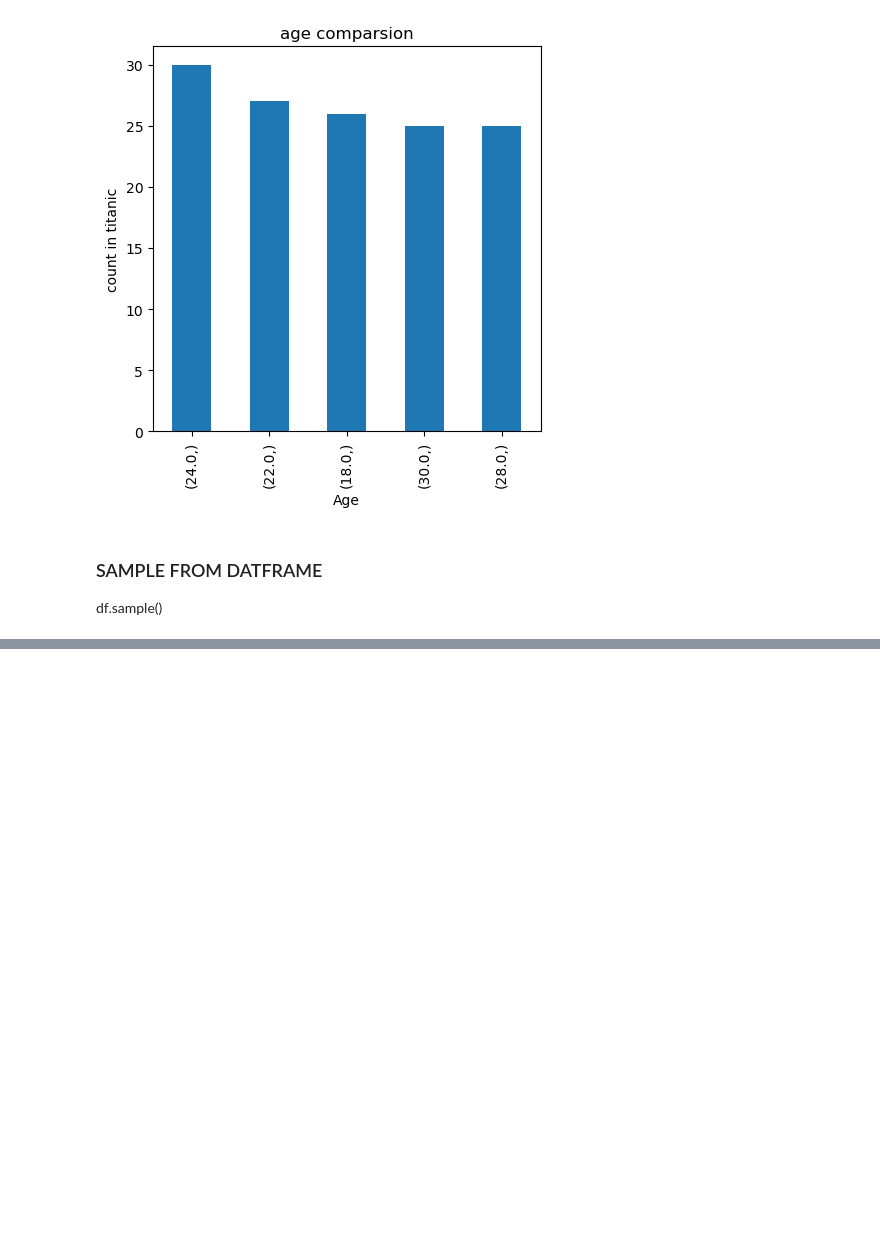
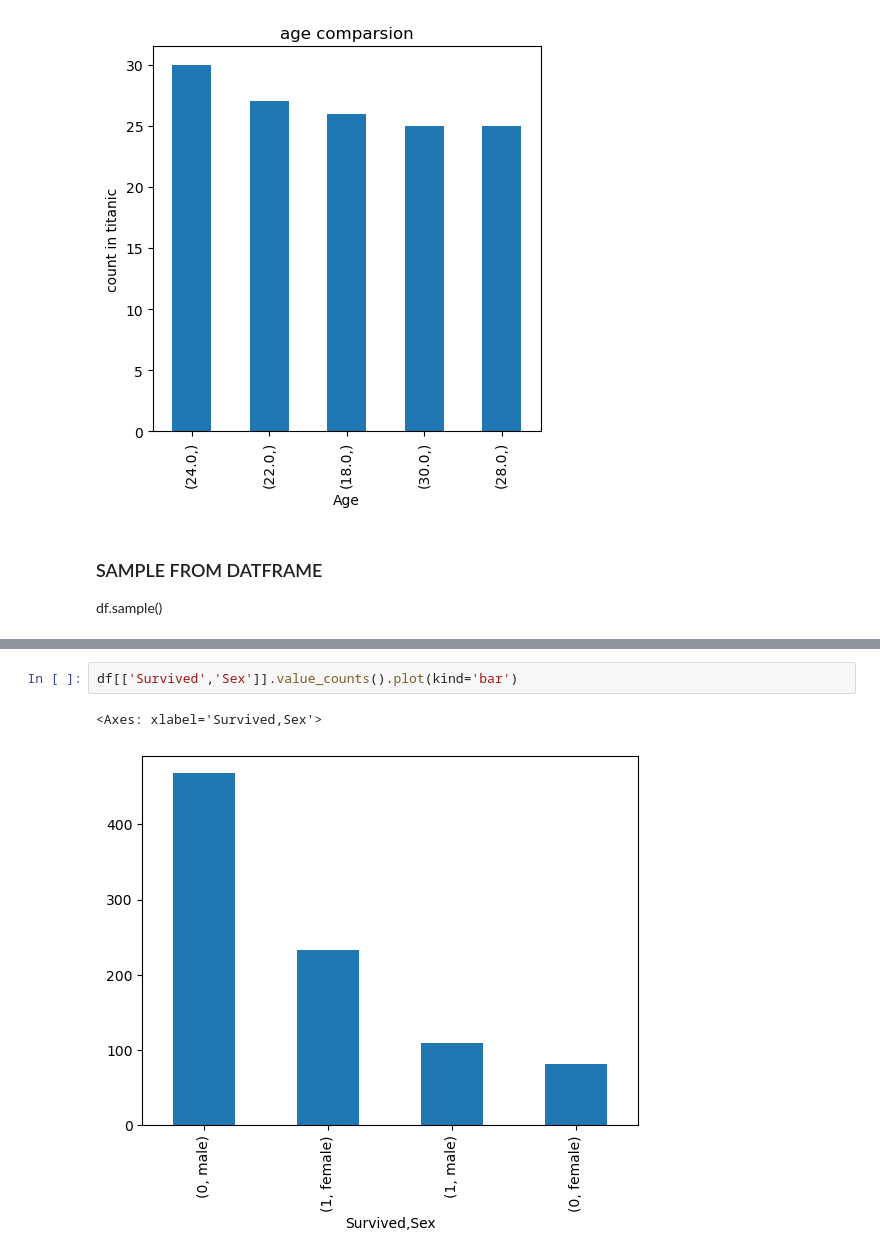
Before and after one commit to madhukarreddydonala/TITANIC-DATA-ANALYSIS, a Jupyter notebook: notebooks/dataexploring.ipynb, the cells around one changed output, grey strips where cells are left out. Cells and saved outputs as stored; diff of their text form; blank space fills up the shorter version.

```diff
--- a/notebooks/dataexploring.ipynb
+++ b/notebooks/dataexploring.ipynb
@@ -174,0 +228,5 @@ df.sample(3)
+# %%
+df[['Survived','Sex']].value_counts().plot(kind='bar')
+# %% [output]
+<Axes: xlabel='Survived,Sex'>
+[figure, added]
```
Also changed, not shown: parts of 34 cells of this notebook, 2 other files.
